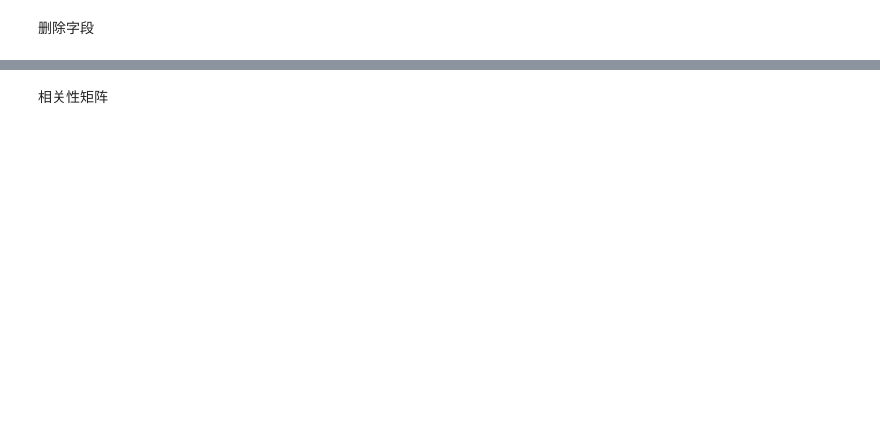
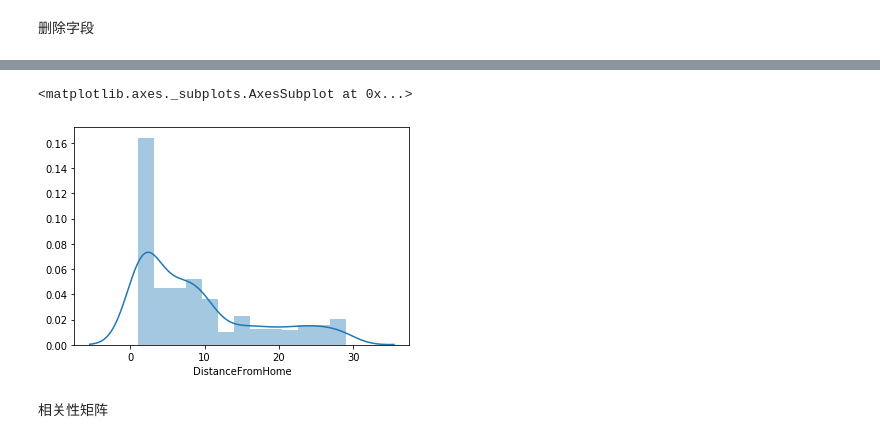
Before and after one commit to heyaug/homework, a Jupyter notebook: L1/action2.ipynb, the cells around one changed output, grey strips where cells are left out. Saved outputs shown, nothing was run; the diff lists cells and outputs as text; code cells hidden in the pictures; blank space fills up the shorter version.

```diff
--- a/L1/action2.ipynb
+++ b/L1/action2.ipynb
@@ -112,0 +101,5 @@ full.Attrition=full.Attrition.map({"Yes":1,"No":0})
+# %%
+sns.distplot(Attrition_0["DistanceFromHome"])
+# %% [output]
+<matplotlib.axes._subplots.AxesSubplot at 0x...>
+[figure, added]
```
Also changed, not shown: parts of 53 cells of this notebook, 3 other files.
